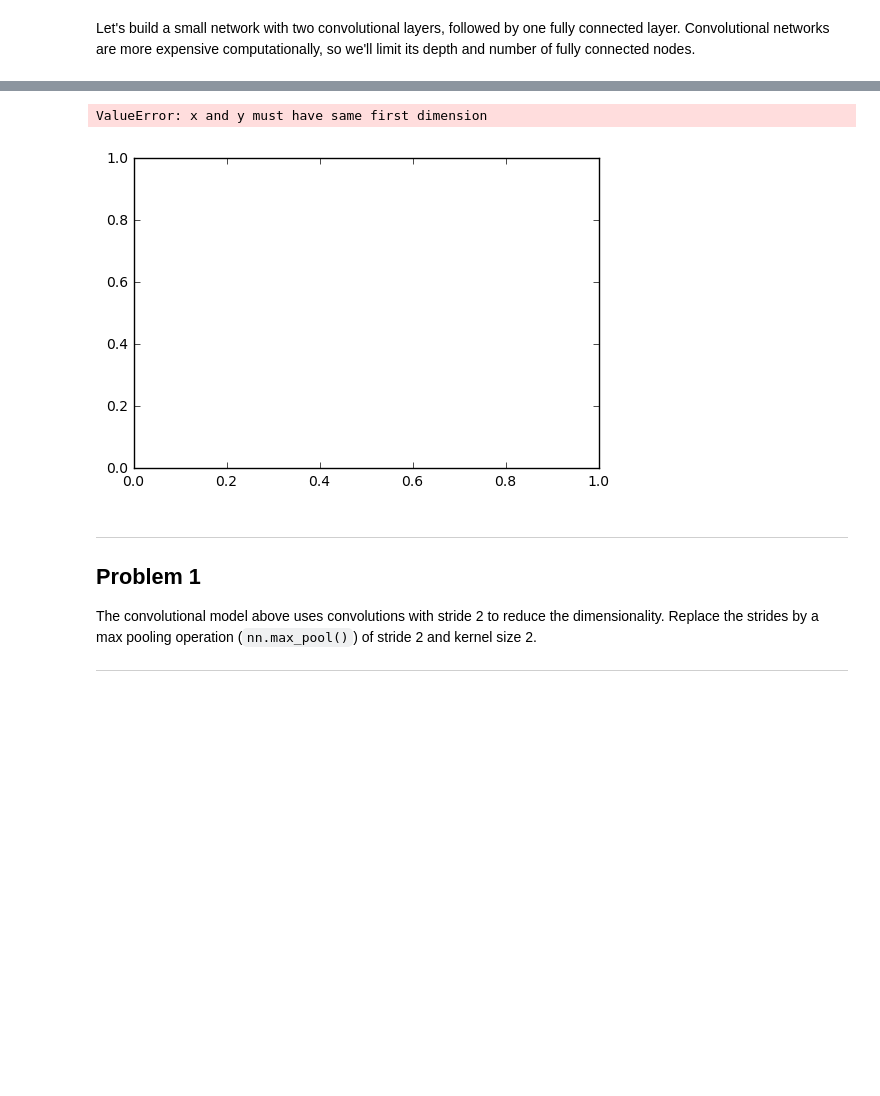
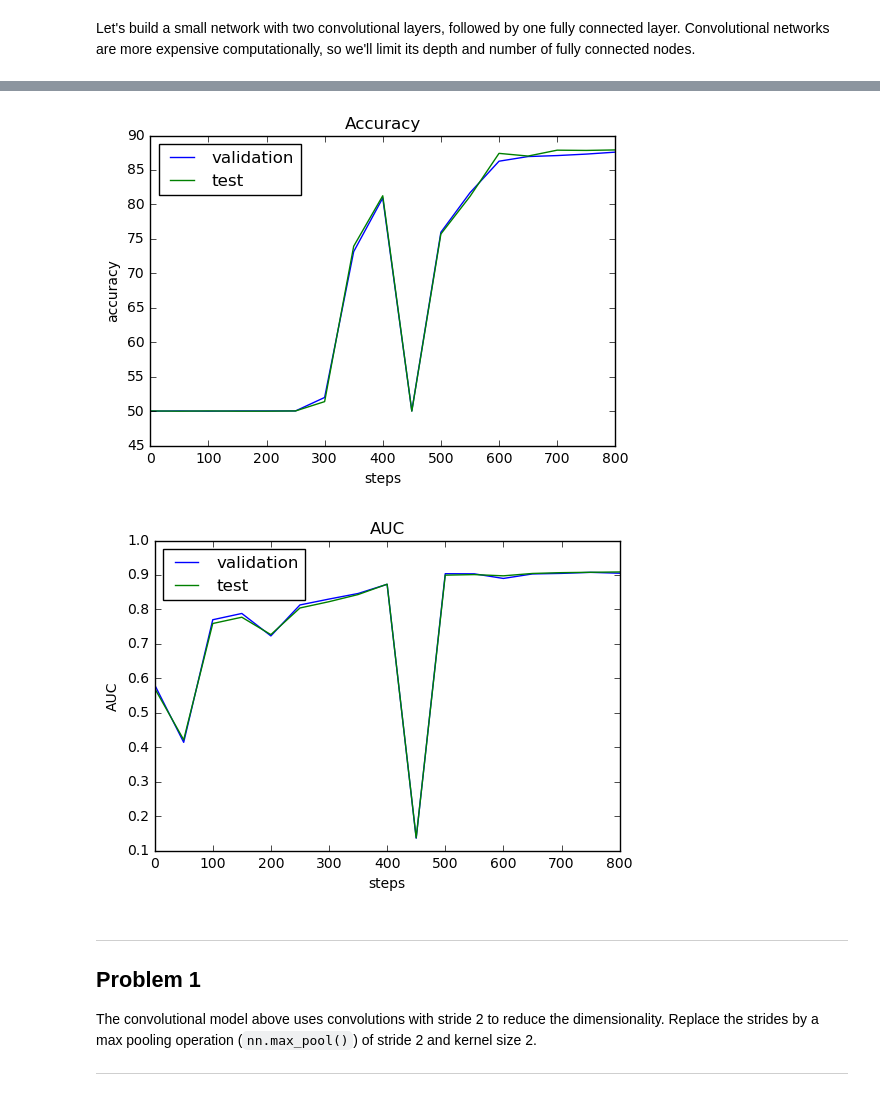
Before and after one commit to mabelvj/the-marinexplore-and-cornell-university-whale-detection-challenge, a Jupyter notebook: main_conv_step3.ipynb, the cells around one changed output, grey strips where cells are left out. Drawn from its saved outputs; the diff is of its cells as text; code cells hidden in the pictures; blank space fills up the shorter version.

```diff
--- a/main_conv_step3.ipynb
+++ b/main_conv_step3.ipynb
@@ -274,8 +467,11 @@ num_steps = train_dataset.shape[0] // batch_size
 print ("num_steps:%d" %num_steps)
 
 valid_accuracy = []
+valid_auc = []
 test_accuracy = []
+test_auc = []
 pred_step = []
+from sklearn.metrics import roc_auc_score
 
 with tf.device('/gpu:0'):
     with tf.Session(graph=graph) as session:
@@ -293,11 +489,17 @@ with tf.device('/gpu:0'):
           print('Minibatch accuracy: %.1f%%' % accuracy(predictions, batch_labels))
           print('Validation accuracy: %.1f%%' % accuracy(
             valid_prediction.eval(), valid_labels))
+          print('AUC: %.3f' %  roc_auc_score(valid_labels, valid_prediction.eval()))
+          print (".................")
+
         if (step % 50 == 0):
           valid_accuracy.append(accuracy(
                 valid_prediction.eval(), valid_labels))
+          valid_auc.append(roc_auc_score(valid_labels, valid_prediction.eval()))
           test_accuracy.append(accuracy(
                 test_prediction.eval(), test_labels))
+          test_auc.append(roc_auc_score(test_labels, test_prediction.eval()))
           pred_step.append(step)
       print('Test accuracy: %.1f%%' % accuracy(test_prediction.eval(), test_labels))
+      print('Test AUC ROC: %.3f' %  roc_auc_score(test_labels, test_prediction.eval()))
 # %% [output]
@@ -407,13 +523,23 @@ NameError: name 'patch_size_1' is not defined
 # %%
 %matplotlib inline
 plt.plot(pred_step,valid_accuracy, label= 'validation')
 plt.plot(pred_step,test_accuracy, label= 'test')
 plt.xlabel('steps')
 plt.ylabel('accuracy')
-plt.legend()
+plt.legend(loc= "best")
+plt.title ("Accuracy")
+plt.show()
+
+plt.plot(pred_step,valid_auc, label= 'validation')
+plt.plot(pred_step,test_auc, label= 'test')
+plt.xlabel('steps')
+plt.ylabel('AUC')
+plt.legend(loc= "best")
+plt.title ("AUC")
+plt.show()
 # %% [output]
-ValueError: x and y must have same first dimension
-[figure, old version]
+[figure, new version]
+[figure, added]
 # %% [markdown]
 ---
 Problem 1
```
Also changed, not shown: parts of 8 cells of this notebook, 1 other file.
